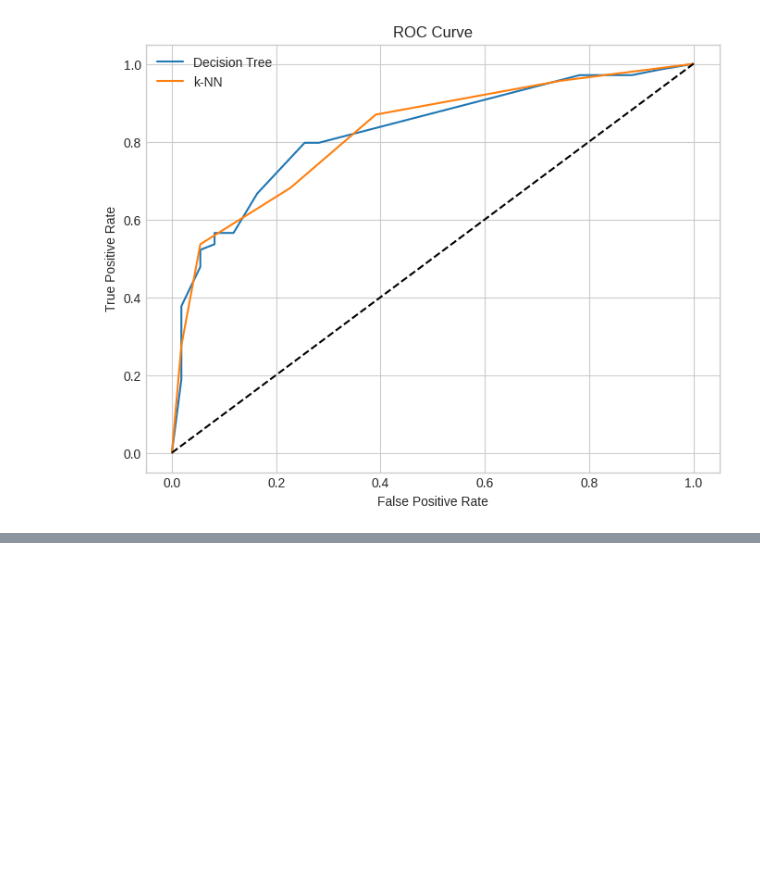
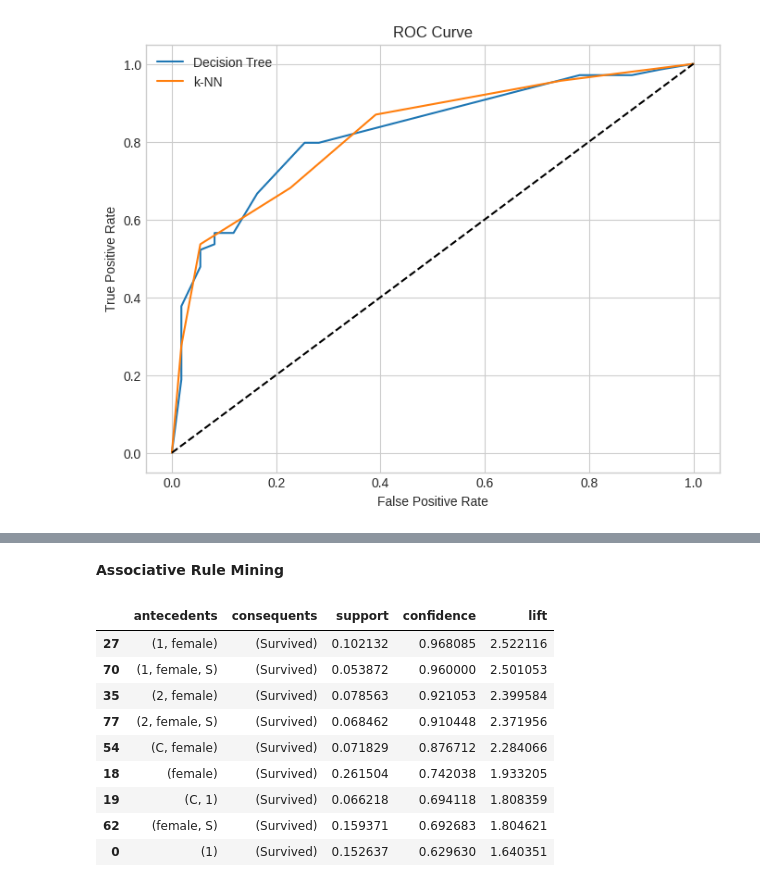
Before and after one commit to sbhandari30903/MSCS_634_ProjectDeliverable_1, a Jupyter notebook: Residency_Project.ipynb, the cells around one changed output, grey strips where cells are left out. Saved outputs shown, nothing was run; the diff lists cells and outputs as text; code cells hidden in the pictures; blank space fills up the shorter version.

```diff
--- a/Residency_Project.ipynb
+++ b/Residency_Project.ipynb
@@ -542,0 +607,44 @@ k-NN - Accuracy: 0.7374, F1 Score: 0.6667
+# %% [markdown]
+**Associative Rule Mining**
+# %%
+from mlxtend.frequent_patterns import apriori, association_rules
+from mlxtend.preprocessing import TransactionEncoder
+import pandas as pd
+
+# Step 1: Prepare the dataset
+assoc_df = df_train_cleaned[['Sex', 'Embarked', 'Pclass', 'Survived']].copy()
+assoc_df['Sex'] = assoc_df['Sex'].astype(str)
+assoc_df['Embarked'] = assoc_df['Embarked'].astype(str)
+assoc_df['Pclass'] = assoc_df['Pclass'].astype(str)
+assoc_df['Survived'] = assoc_df['Survived'].map({0: 'Not Survived', 1: 'Survived'})
+
+# Step 2: Convert to transactions
+transactions = assoc_df.apply(lambda row: list(row.values), axis=1).tolist()
+te = TransactionEncoder()
+df_encoded = pd.DataFrame(te.fit_transform(transactions), columns=te.columns_)
+
+# Step 3: Find frequent itemsets
+frequent_itemsets = apriori(df_encoded, min_support=0.05, use_colnames=True)
+
+# Step 4: Generate all rules
+rules = association_rules(frequent_itemsets, metric="confidence", min_threshold=0.6)
+
+# Step 5: Keep only rules with consequent = {'Survived'}
+rules_survived = rules[rules['consequents'].apply(lambda x: x == {'Survived'})]
+
+# Step 6: Display final rules
+rules_final = rules_survived.sort_values(by=['confidence', 'lift'], ascending=False)
+rules_final = rules_final[['antecedents', 'consequents', 'support', 'confidence', 'lift']]
+
+display(rules_final.head(10))  # Show top 10
+# %% [output]
+|  | antecedents | consequents | support | confidence | lift |
+| 27 | (1, female) | (Survived) | 0.102132 | 0.968085 | 2.522116 |
+| 70 | (1, female, S) | (Survived) | 0.053872 | 0.960000 | 2.501053 |
+| 35 | (2, female) | (Survived) | 0.078563 | 0.921053 | 2.399584 |
+| 77 | (2, female, S) | (Survived) | 0.068462 | 0.910448 | 2.371956 |
+| 54 | (C, female) | (Survived) | 0.071829 | 0.876712 | 2.284066 |
+| 18 | (female) | (Survived) | 0.261504 | 0.742038 | 1.933205 |
+| 19 | (C, 1) | (Survived) | 0.066218 | 0.694118 | 1.808359 |
+| 62 | (female, S) | (Survived) | 0.159371 | 0.692683 | 1.804621 |
+| 0 | (1) | (Survived) | 0.152637 | 0.629630 | 1.640351 |
```
Also changed, not shown: parts of 4 cells of this notebook.
